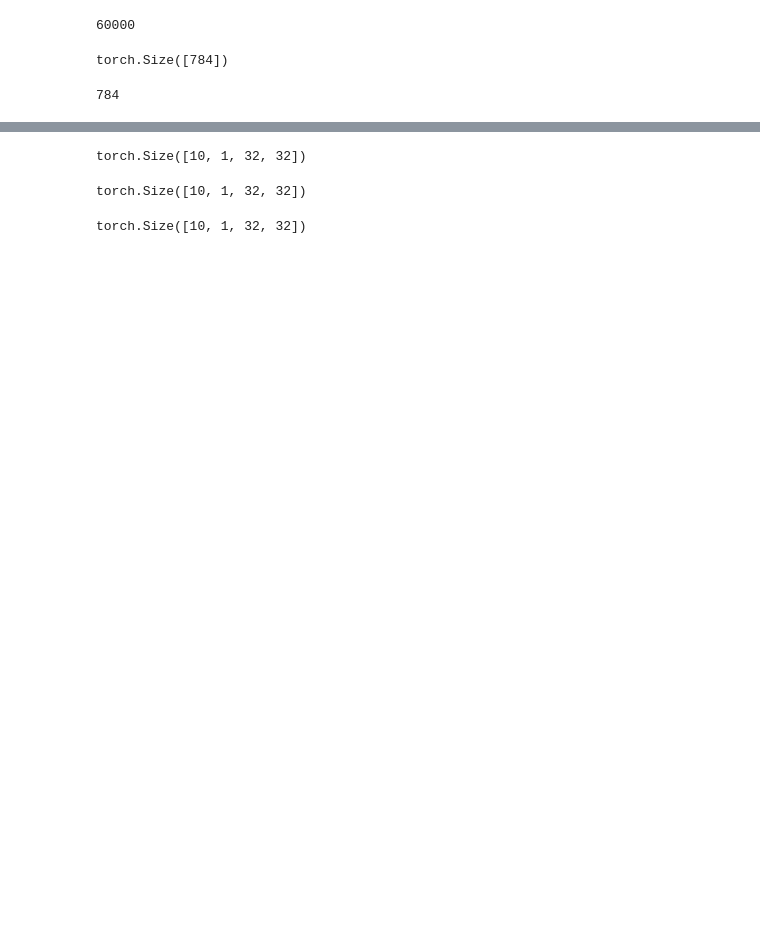
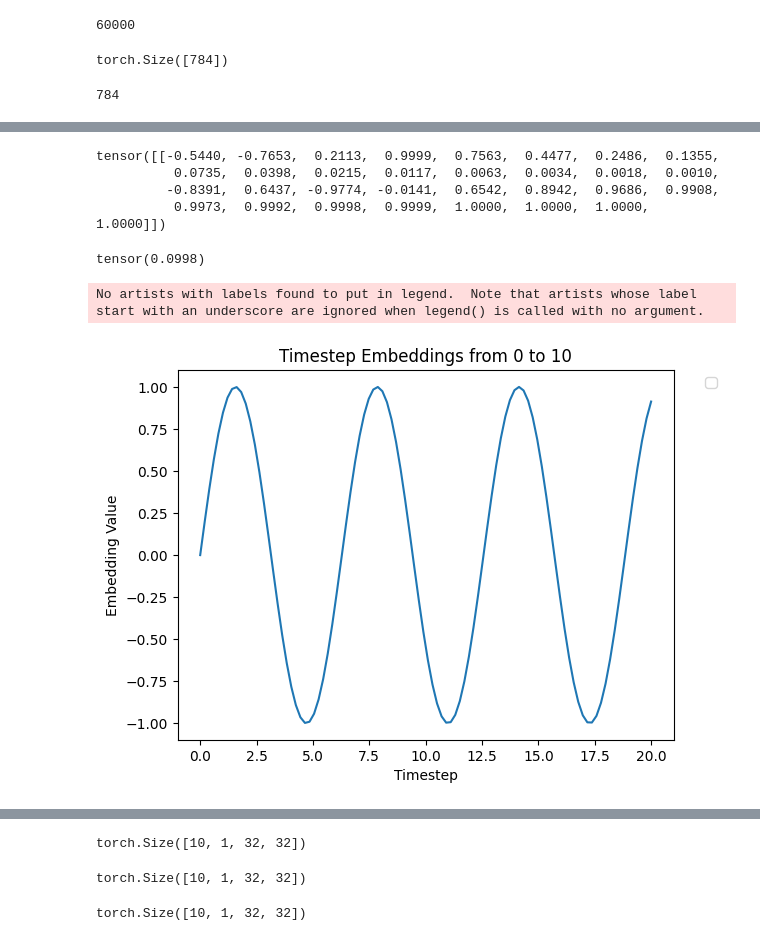
Before and after one commit to aimresearchlab/generative-bridges, a Jupyter notebook: sandbox/stefano/simple_bridge_tests.ipynb, the cells around one changed output, grey strips where cells are left out. Cells and saved outputs as stored; diff of their text form; code cells hidden in the pictures; blank space fills up the shorter version.

```diff
--- a/sandbox/stefano/simple_bridge_tests.ipynb
+++ b/sandbox/stefano/simple_bridge_tests.ipynb
@@ -78,3 +67,34 @@ tensor([[-0.6106,  0.2207],
 t_sample = torch.rand(10,device='cuda', dtype=torch.float32)
 t_sample.shape
 t_sample = t_sample.unsqueeze(1).unsqueeze(2).unsqueeze(3)  # Shape: (10, 1, 1, 1)
+# %%
+get_timestep_embedding(torch.tensor([10]),32)
+# %% [output]
+tensor([[-0.5440, -0.7653,  0.2113,  0.9999,  0.7563,  0.4477,  0.2486,  0.1355,
+          0.0735,  0.0398,  0.0215,  0.0117,  0.0063,  0.0034,  0.0018,  0.0010,
+         -0.8391,  0.6437, -0.9774, -0.0141,  0.6542,  0.8942,  0.9686,  0.9908,
+          0.9973,  0.9992,  0.9998,  0.9999,  1.0000,  1.0000,  1.0000,  1.0000]])
+# %%
+get_timestep_embedding(torch.tensor([0.1]),32)[0][0]
+# %% [output]
+tensor(0.0998)
+# %%
+tt_list = torch.linspace(0, 20, steps=100)
+
+# Get the embeddings for each timestep
+embeddings = [get_timestep_embedding(torch.tensor([t]), 32)[0][0].detach().numpy() for t in tt_list]
+
+# Convert list of embeddings to numpy array for plotting
+embeddings = np.array(embeddings)
+
+
+plt.plot(tt_list.numpy(), embeddings)
+
+plt.xlabel('Timestep')
+plt.ylabel('Embedding Value')
+plt.title('Timestep Embeddings from 0 to 10')
+plt.legend(bbox_to_anchor=(1.05, 1), loc='upper left')
+plt.show()
+# %% [output]
+No artists with labels found to put in legend.  Note that artists whose label start with an underscore are ignored when legend() is called with no argument.
+[figure, added]
```
Also changed, not shown: parts of 27 cells of this notebook.
